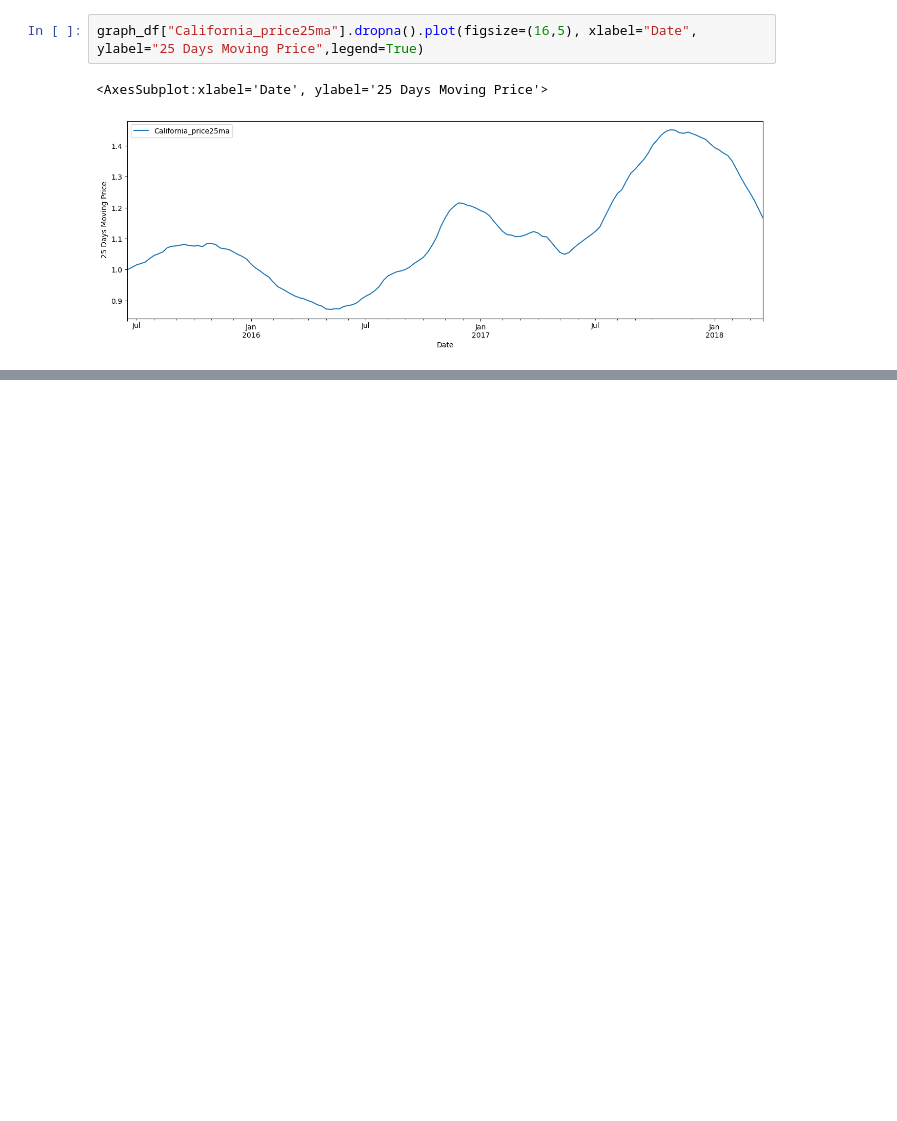
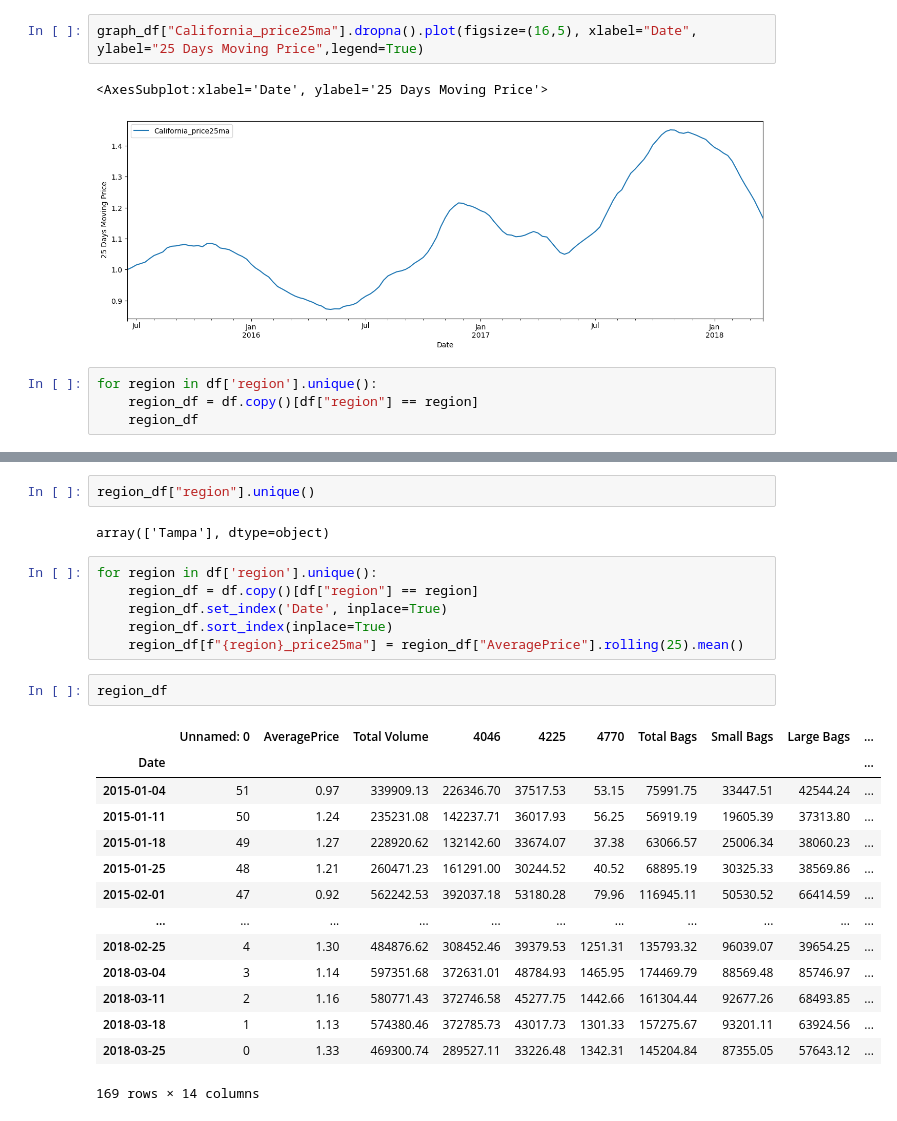
Before and after one commit to SiddheshDaphane/Avocado_price_data_analysis, a Jupyter notebook: Avocado_price.ipynb, the cells around one changed output, grey strips where cells are left out. Saved outputs shown, nothing was run; the diff lists cells and outputs as text; blank space fills up the shorter version.

Commit message:
Avocado Price Data Analysis

```diff
--- a/Avocado_price.ipynb
+++ b/Avocado_price.ipynb
@@ -649,3 +660,7 @@ graph_df["California_price25ma"].dropna().plot(figsize=(16,5), xlabel="Date", yl
 # %% [output]
 <AxesSubplot:xlabel='Date', ylabel='25 Days Moving Price'>
 [figure]
+# %%
+for region in df['region'].unique():
+    region_df = df.copy()[df["region"] == region]
+    region_df
@@ -651,0 +683,27 @@ graph_df["California_price25ma"].dropna().plot(figsize=(16,5), xlabel="Date", yl
+# %%
+region_df["region"].unique()
+# %% [output]
+array(['Tampa'], dtype=object)
+# %%
+for region in df['region'].unique():
+    region_df = df.copy()[df["region"] == region]
+    region_df.set_index('Date', inplace=True)
+    region_df.sort_index(inplace=True)
+    region_df[f"{region}_price25ma"] = region_df["AveragePrice"].rolling(25).mean()
+# %%
+region_df
+# %% [output]
+|  | Unnamed: 0 | AveragePrice | Total Volume | 4046 | 4225 | 4770 | Total Bags | Small Bags | Large Bags | ... |
+| Date |  |  |  |  |  |  |  |  |  | ... |
+| 2015-01-04 | 51 | 0.97 | 339909.13 | 226346.70 | 37517.53 | 53.15 | 75991.75 | 33447.51 | 42544.24 | ... |
+| 2015-01-11 | 50 | 1.24 | 235231.08 | 142237.71 | 36017.93 | 56.25 | 56919.19 | 19605.39 | 37313.80 | ... |
+| 2015-01-18 | 49 | 1.27 | 228920.62 | 132142.60 | 33674.07 | 37.38 | 63066.57 | 25006.34 | 38060.23 | ... |
+| 2015-01-25 | 48 | 1.21 | 260471.23 | 161291.00 | 30244.52 | 40.52 | 68895.19 | 30325.33 | 38569.86 | ... |
+| 2015-02-01 | 47 | 0.92 | 562242.53 | 392037.18 | 53180.28 | 79.96 | 116945.11 | 50530.52 | 66414.59 | ... |
+| ... | ... | ... | ... | ... | ... | ... | ... | ... | ... | ... |
+| 2018-02-25 | 4 | 1.30 | 484876.62 | 308452.46 | 39379.53 | 1251.31 | 135793.32 | 96039.07 | 39654.25 | ... |
+| 2018-03-04 | 3 | 1.14 | 597351.68 | 372631.01 | 48784.93 | 1465.95 | 174469.79 | 88569.48 | 85746.97 | ... |
+| 2018-03-11 | 2 | 1.16 | 580771.43 | 372746.58 | 45277.75 | 1442.66 | 161304.44 | 92677.26 | 68493.85 | ... |
+| 2018-03-18 | 1 | 1.13 | 574380.46 | 372785.73 | 43017.73 | 1301.33 | 157275.67 | 93201.11 | 63924.56 | ... |
+| 2018-03-25 | 0 | 1.33 | 469300.74 | 289527.11 | 33226.48 | 1342.31 | 145204.84 | 87355.05 | 57643.12 | ... |
+169 rows × 14 columns
```
Also changed, not shown: parts of 5 cells of this notebook.
